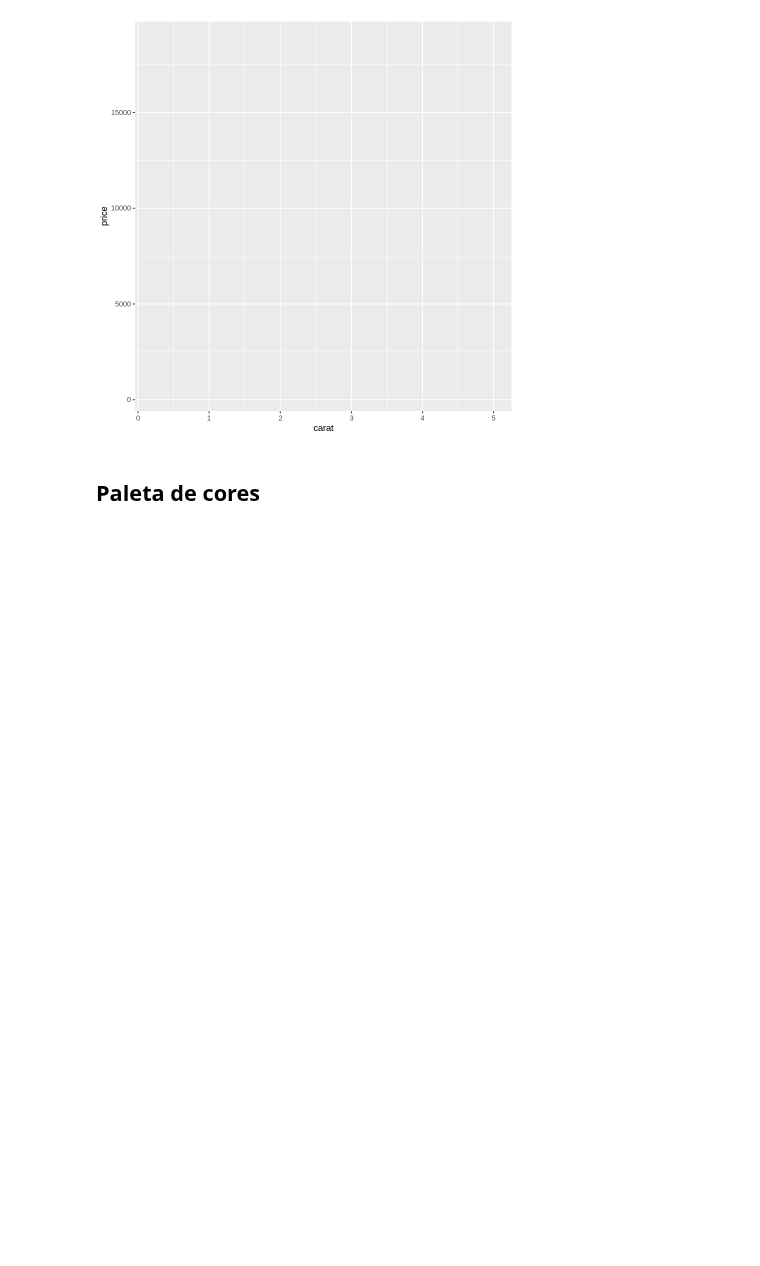
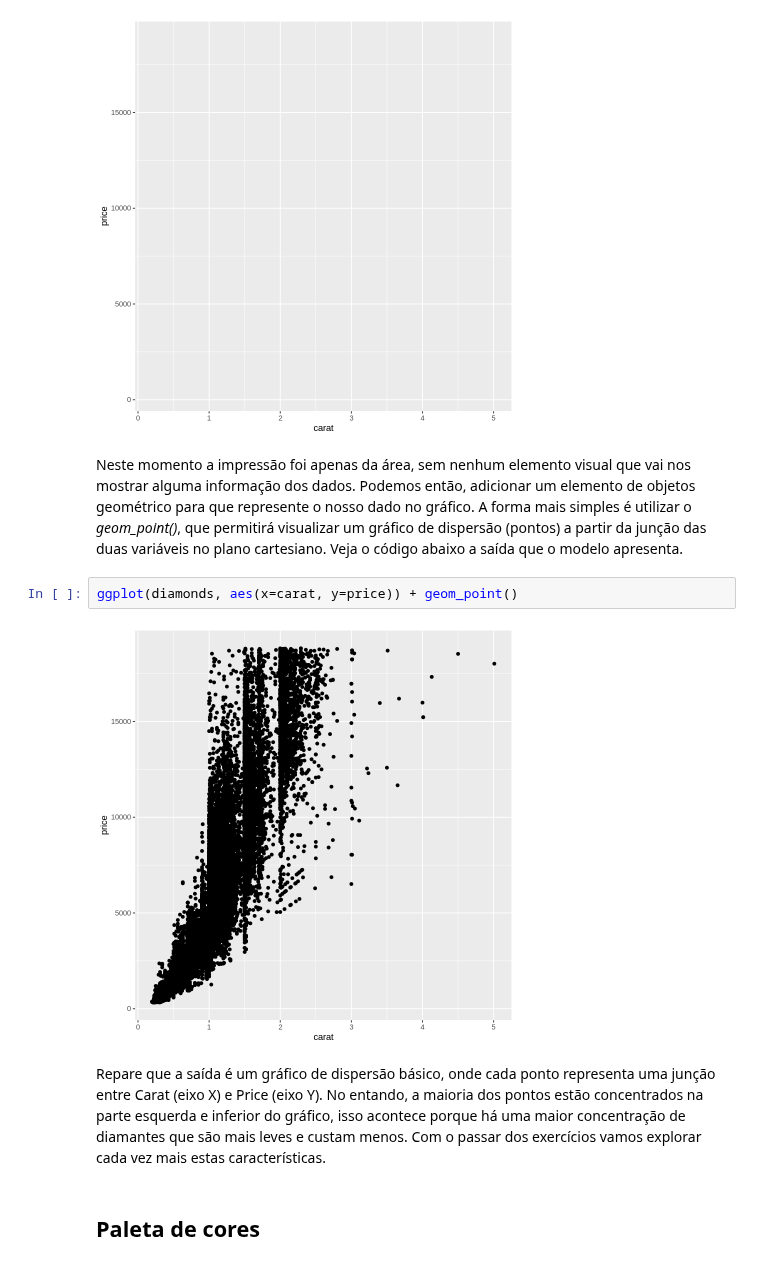
Before and after one commit to Rogerio-mack/Ling-de-Prog-para-Ciencia-de-Dados, a Jupyter notebook: Trilha 7.ipynb, the cells around one changed output. Saved outputs shown, nothing was run; the diff lists cells and outputs as text; blank space fills up the shorter version.

Commit message:
Adicionado geom_point ao primeiro gráfico

```diff
--- a/Trilha 7.ipynb
+++ b/Trilha 7.ipynb
@@ -80,6 +80,14 @@ Ao inverter as variáveis, confira novamente os eixos X e Y para ver o resultado
 ggplot(diamonds, aes(x=carat, y=price))
 # %% [output]
 [figure]
+# %% [markdown]
+Neste momento a impressão foi apenas da área, sem nenhum elemento visual que vai nos mostrar alguma informação dos dados. Podemos então, adicionar um elemento de objetos geométrico para que represente o nosso dado no gráfico. A forma mais simples é utilizar o *geom_point()*, que permitirá visualizar um gráfico de dispersão (pontos) a partir da junção das duas variáveis no plano cartesiano. Veja o código abaixo a saída que o modelo apresenta.
+# %%
+ggplot(diamonds, aes(x=carat, y=price)) + geom_point()
+# %% [output]
+[figure, added]
+# %% [markdown]
+Repare que a saída é um gráfico de dispersão básico, onde cada ponto representa uma junção entre Carat (eixo X) e Price (eixo Y). No entando, a maioria dos pontos estão concentrados na parte esquerda e inferior do gráfico, isso acontece porque há uma maior concentração de diamantes que são mais leves e custam menos. Com o passar dos exercícios vamos explorar cada vez mais estas características.
 # %% [markdown]
 ## Paleta de cores
 # %% [markdown]
```
Also changed, not shown: parts of 3 cells of this notebook.
